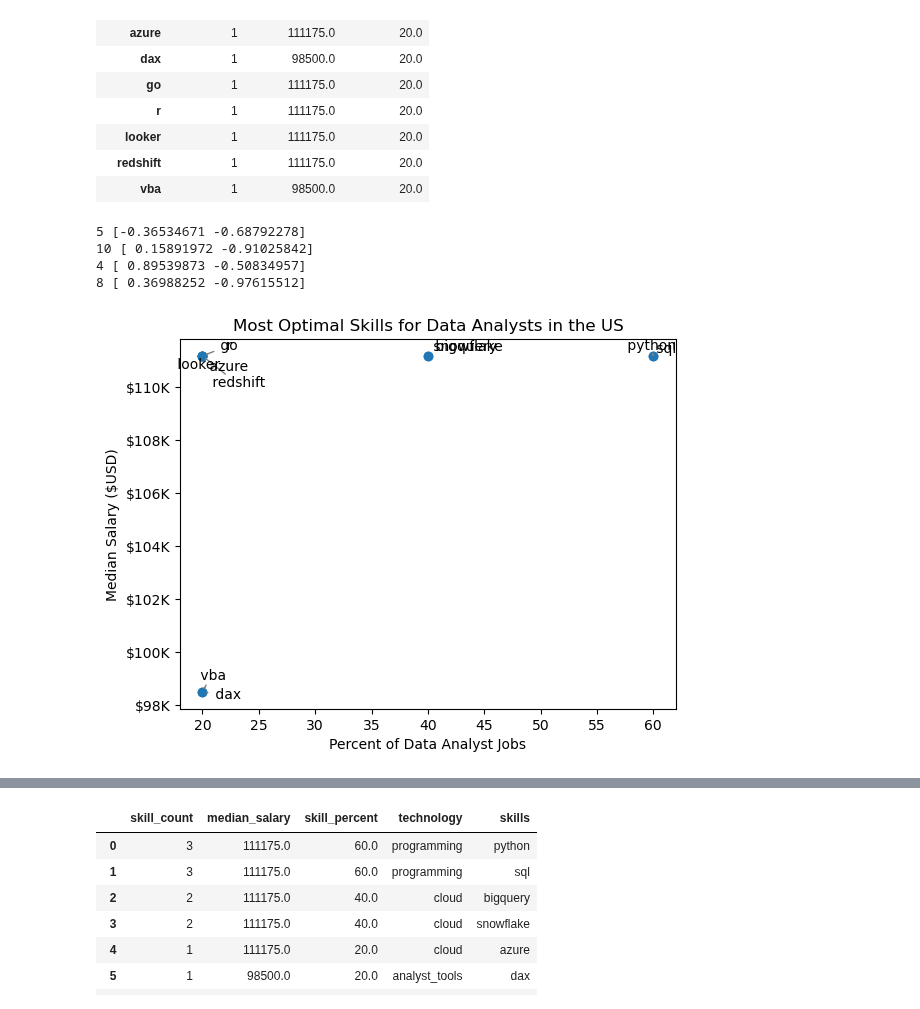
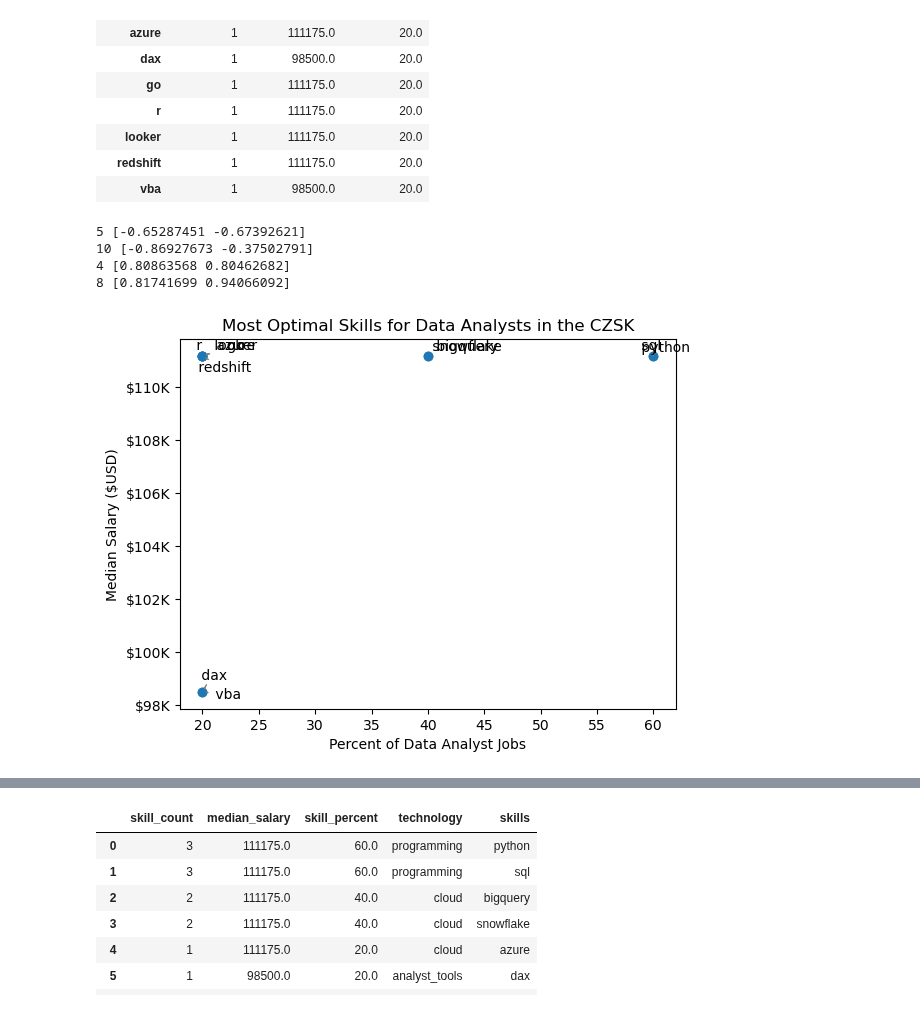
Before and after one commit to akorablov/project_data_jobs, a Jupyter notebook: PyProject_1/5_Optimal_Skills_CZSK.ipynb, the cells around one changed output, grey strips where cells are left out. Cells and saved outputs as stored; diff of their text form; code cells hidden in the pictures.

```diff
--- a/PyProject_1/5_Optimal_Skills_CZSK.ipynb
+++ b/PyProject_1/5_Optimal_Skills_CZSK.ipynb
@@ -67,30 +67,29 @@ df_DA_skills_high_demand = df_DA_skills[df_DA_skills['skill_percent'] > skill_li
 # %%
 from adjustText import adjust_text
 
 plt.scatter(df_DA_skills_high_demand['skill_percent'], df_DA_skills_high_demand['median_salary'])
 plt.xlabel('Percent of Data Analyst Jobs')
-plt.ylabel('Median Salary ($USD)')  # Assuming this is the label you want for y-axis
-plt.title('Most Optimal Skills for Data Analysts in the US')
+plt.ylabel('Median Salary ($USD)')
+plt.title('Most Optimal Skills for Data Analysts in the CZSK')
 
 # Get current axes, set limits, and format axes
 ax = plt.gca()
 ax.yaxis.set_major_formatter(plt.FuncFormatter(lambda y, pos: f'${int(y/1000)}K'))  # Example formatting y-axis
 
-# Add labels to points and collect them in a list
 texts = []
 for i, txt in enumerate(df_DA_skills_high_demand.index):
     texts.append(plt.text(df_DA_skills_high_demand['skill_percent'].iloc[i], df_DA_skills_high_demand['median_salary'].iloc[i], " " + txt))
 
 # Adjust text to avoid overlap and add arrows
 adjust_text(texts, arrowprops=dict(arrowstyle='->', color='gray'))
 
 plt.show()
 # %% [output]
-5 [-0.36534671 -0.68792278]
-10 [ 0.15891972 -0.91025842]
-4 [ 0.89539873 -0.50834957]
-8 [ 0.36988252 -0.97615512]
+5 [-0.65287451 -0.67392621]
+10 [-0.86927673 -0.37502791]
+4 [0.80863568 0.80462682]
+8 [0.81741699 0.94066092]
-[figure, old version]
+[figure, new version]
 # %%
 df_technology = df['job_type_skills'].copy()
 
```
Also changed, not shown: parts of 4 cells of this notebook, 4 other files.
